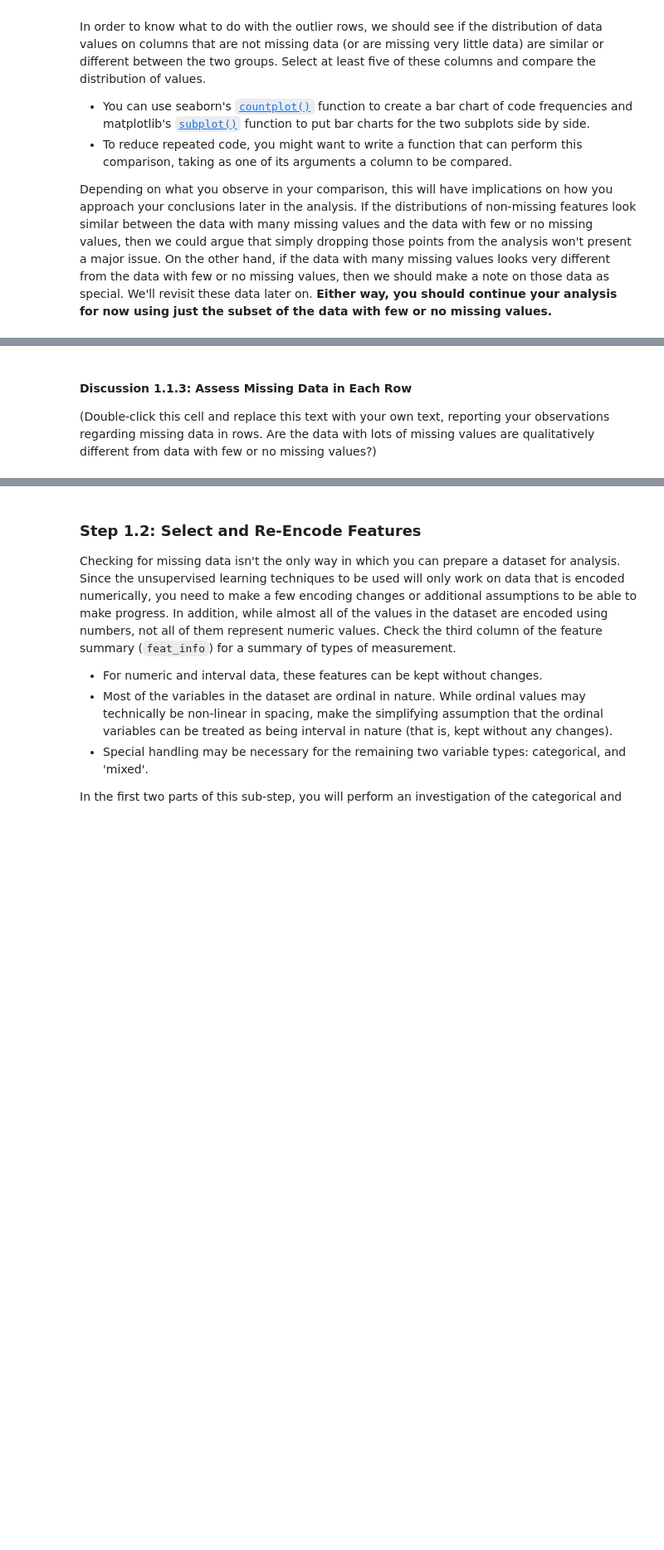
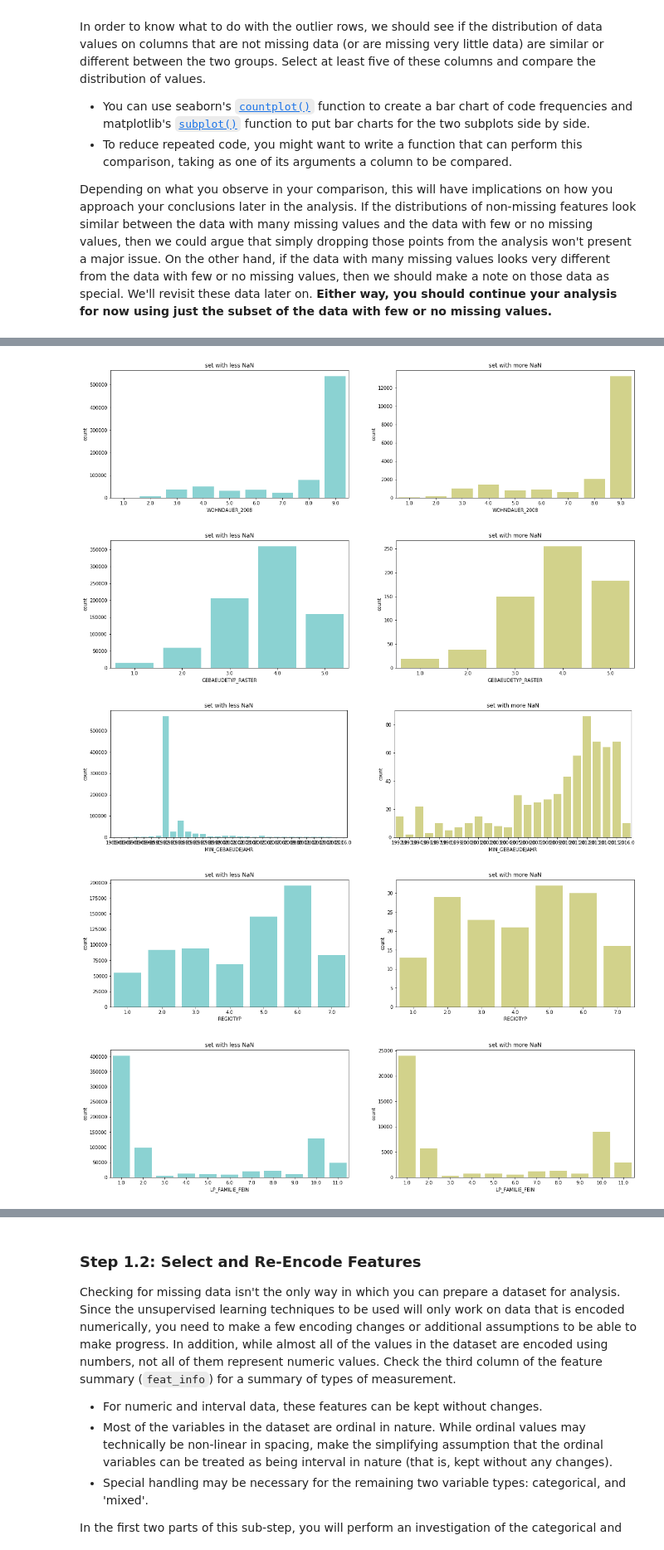
Before and after one commit to victorlifan/Identify-customer-segments-unsupervised-learning-project-, a Jupyter notebook: Identify_Customer_Segments.ipynb, the cells around one changed output, grey strips where cells are left out. Shown: that part at 83% size. Saved outputs shown, nothing was run; the diff lists cells and outputs as text; code cells hidden in the pictures; blank space fills up the shorter version.

```diff
--- a/Identify_Customer_Segments.ipynb
+++ b/Identify_Customer_Segments.ipynb
@@ -98,7 +304,21 @@ Depending on what you observe in your comparison, this will have implications on
 # %%
 # Compare the distribution of values for at least five columns where there are
 # no or few missing values, between the two subsets.
+def com():
+    for i in comparelist:
+        plt.figure(figsize=(20,5))
+        plt.subplot(121)
+        sns.countplot(azdias_l[i],color='c',alpha=.5)
+        plt.title('set with less NaN')
+        plt.subplot(122)
+        sns.countplot(azdias_m[i], color='y',alpha=.5)
+        plt.title('set with more NaN');
-# %% [markdown]
-#### Discussion 1.1.3: Assess Missing Data in Each Row
-
-(Double-click this cell and replace this text with your own text, reporting your observations regarding missing data in rows. Are the data with lots of missing values are qualitatively different from data with few or no missing values?)
+# %%
+comparelist=[azdias.columns[i] for i in np.random.randint(0,79,5)]
+com()
+# %% [output]
+[figure, added]
+[figure, added]
+[figure, added]
+[figure, added]
+[figure, added]
```
Also changed, not shown: parts of 56 cells of this notebook.
